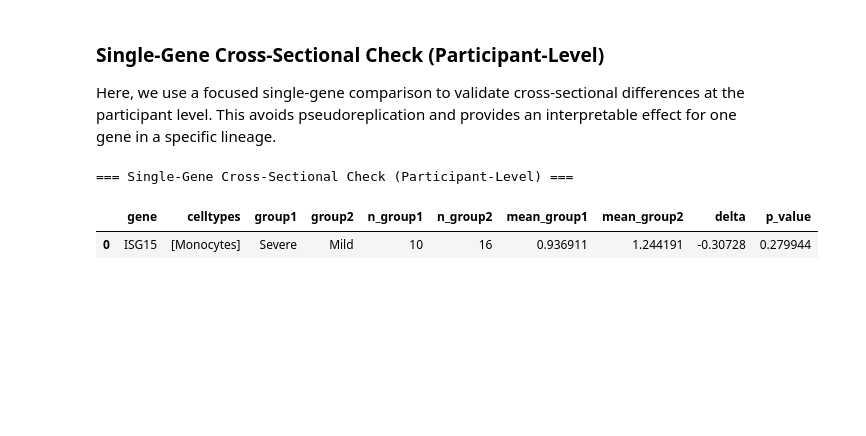
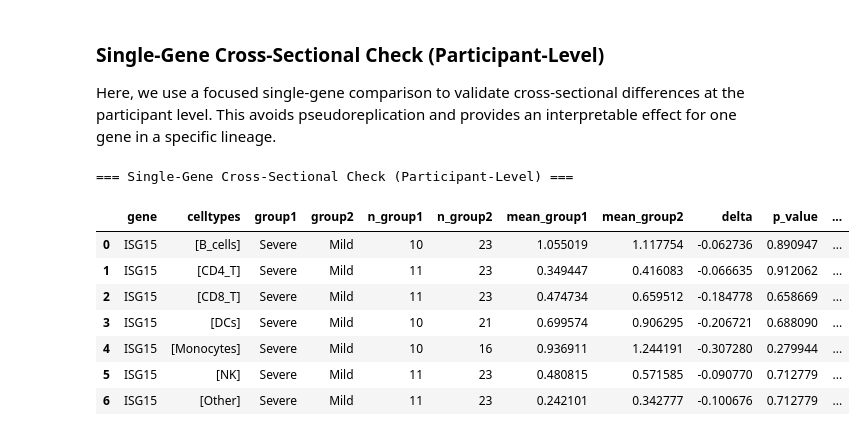
Before and after one commit to TheOmarLab/sctrial, a Jupyter notebook: docs/source/examples/example_covid19_stephenson.ipynb, the cells around one changed output. Drawn from its saved outputs; the diff is of its cells as text; code cells hidden in the pictures; blank space fills up the shorter version.

Commit message:
Expand single-gene cross-sectional plots across cell types

```diff
--- a/docs/source/examples/example_covid19_stephenson.ipynb
+++ b/docs/source/examples/example_covid19_stephenson.ipynb
@@ -1010,22 +1010,88 @@ Here, we use a focused single-gene comparison to validate cross-sectional differ
 This avoids pseudoreplication and provides an interpretable effect for one gene in a specific lineage.
 # %%
 print("\n=== Single-Gene Cross-Sectional Check (Participant-Level) ===")
-result, df_gene = st.compare_gene_in_celltype(
-    adata,
-    gene="ISG15",
-    celltypes="Monocytes",
-    group_col="severity",
-    group1="Severe",
-    group2="Mild",
-    participant_col="participant_id",
-    celltype_col="lineage",
-    min_cells_per_patient=10,
-    min_patients_per_group=3,
+gene = "ISG15"
+celltypes = sorted(adata.obs["lineage"].dropna().unique())
+
+# Compute participant-level means per celltype and group
+from sctrial.stats.comparisons import resolve_gene_name
+gene_name = resolve_gene_name(adata, gene)
+from sctrial.stats._extract import extract_gene_vector
+expr = extract_gene_vector(adata, gene_name, layer="counts")
+expr = np.log1p(expr)
+df_expr = adata.obs[["participant_id", "severity", "lineage"]].copy()
+df_expr["expr"] = expr
+
+df_part = (
+    df_expr.groupby(["participant_id", "severity", "lineage"], observed=True)["expr"]
+    .mean()
+    .reset_index()
 )
 
-display(pd.DataFrame([result]))
-display(df_gene.head())
+# Run per-celltype tests
+rows = []
+for ct in celltypes:
+    result, _ = st.compare_gene_in_celltype(
+        adata,
+        gene=gene,
+        celltypes=ct,
+        group_col="severity",
+        group1="Severe",
+        group2="Mild",
+        participant_col="participant_id",
+        celltype_col="lineage",
+        min_cells_per_patient=10,
+        min_patients_per_group=3,
+    )
+    rows.append(result)
+
+df_res = pd.DataFrame(rows)
+df_res["celltype"] = df_res["celltypes"].apply(lambda x: x[0] if isinstance(x, list) and len(x) == 1 else str(x))
+display(df_res)
+
+# Plot participant-level distributions by celltype
+g = sns.catplot(
+    data=df_part,
+    x="lineage",
+    y="expr",
+    hue="severity",
+    kind="box",
+    height=4,
+    aspect=2.2,
+    palette={"Mild": "steelblue", "Severe": "coral"},
+)
+g.set_xticklabels(rotation=45, ha="right")
+g.set_axis_labels("Cell type", f"{gene} (log1p counts)")
+g.fig.suptitle(f"{gene} by Cell Type and Severity (Participant-Level)", y=1.05)
+plt.tight_layout()
+plt.show()
+
+# Barplot of effect sizes with -log10(p) overlay
+df_plot = df_res.dropna(subset=["p_value"]).copy()
+if not df_plot.empty:
+    df_plot["neglog10p"] = -np.log10(df_plot["p_value"].clip(lower=1e-12))
+    df_plot = df_plot.sort_values("delta")
+    fig, ax1 = plt.subplots(figsize=(8, 4))
+    ax1.bar(df_plot["celltype"], df_plot["delta"], color="gray")
+    ax1.axhline(0, color="black", linewidth=0.8)
+    ax1.set_ylabel("Mean(Severe) - Mean(Mild)")
+    ax1.set_xlabel("Cell type")
+    ax1.set_title(f"{gene} Cross-Sectional Effect by Cell Type")
+    ax1.tick_params(axis="x", rotation=45)
+    ax2 = ax1.twinx()
+    ax2.plot(df_plot["celltype"], df_plot["neglog10p"], color="darkred", marker="o")
+    ax2.set_ylabel("-log10(p)")
+    plt.tight_layout()
+    plt.show()
+else:
+    print("No valid p-values available for plotting.")
 # %% [output]
 === Single-Gene Cross-Sectional Check (Participant-Level) ===
-|  | gene | celltypes | group1 | group2 | n_group1 | n_group2 | mean_group1 | mean_group2 | delta | p_value |
-| 0 | ISG15 | [Monocytes] | Severe | Mild | 10 | 16 | 0.936911 | 1.244191 | -0.30728 | 0.279944 |
+|  | gene | celltypes | group1 | group2 | n_group1 | n_group2 | mean_group1 | mean_group2 | delta | p_value | ... |
+| 0 | ISG15 | [B_cells] | Severe | Mild | 10 | 23 | 1.055019 | 1.117754 | -0.062736 | 0.890947 | ... |
+| 1 | ISG15 | [CD4_T] | Severe | Mild | 11 | 23 | 0.349447 | 0.416083 | -0.066635 | 0.912062 | ... |
+| 2 | ISG15 | [CD8_T] | Severe | Mild | 11 | 23 | 0.474734 | 0.659512 | -0.184778 | 0.658669 | ... |
+| 3 | ISG15 | [DCs] | Severe | Mild | 10 | 21 | 0.699574 | 0.906295 | -0.206721 | 0.688090 | ... |
+| 4 | ISG15 | [Monocytes] | Severe | Mild | 10 | 16 | 0.936911 | 1.244191 | -0.307280 | 0.279944 | ... |
+| 5 | ISG15 | [NK] | Severe | Mild | 11 | 23 | 0.480815 | 0.571585 | -0.090770 | 0.712779 | ... |
+| 6 | ISG15 | [Other] | Severe | Mild | 11 | 23 | 0.242101 | 0.342777 | -0.100676 | 0.712779 | ... |
```
Also changed, not shown: parts of 1 cell of this notebook.
